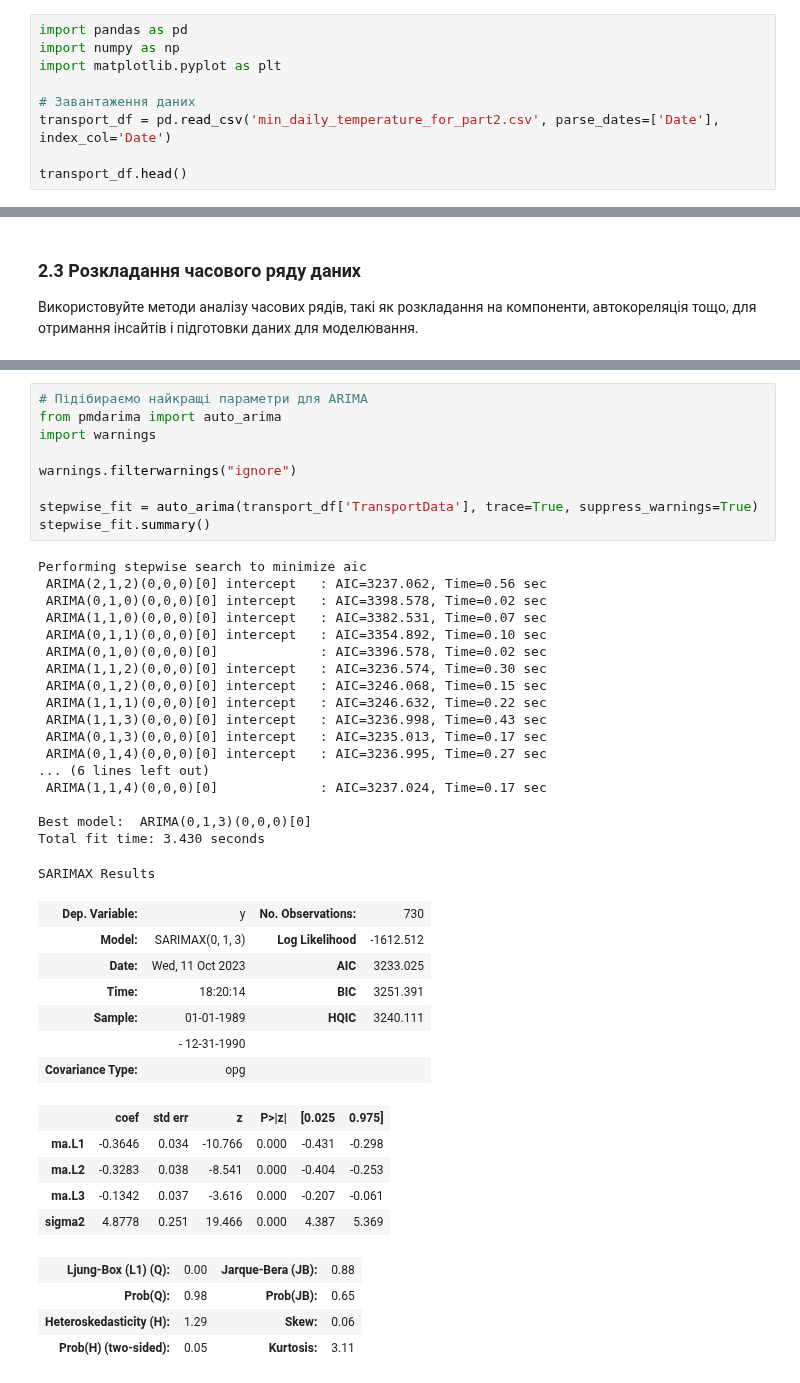
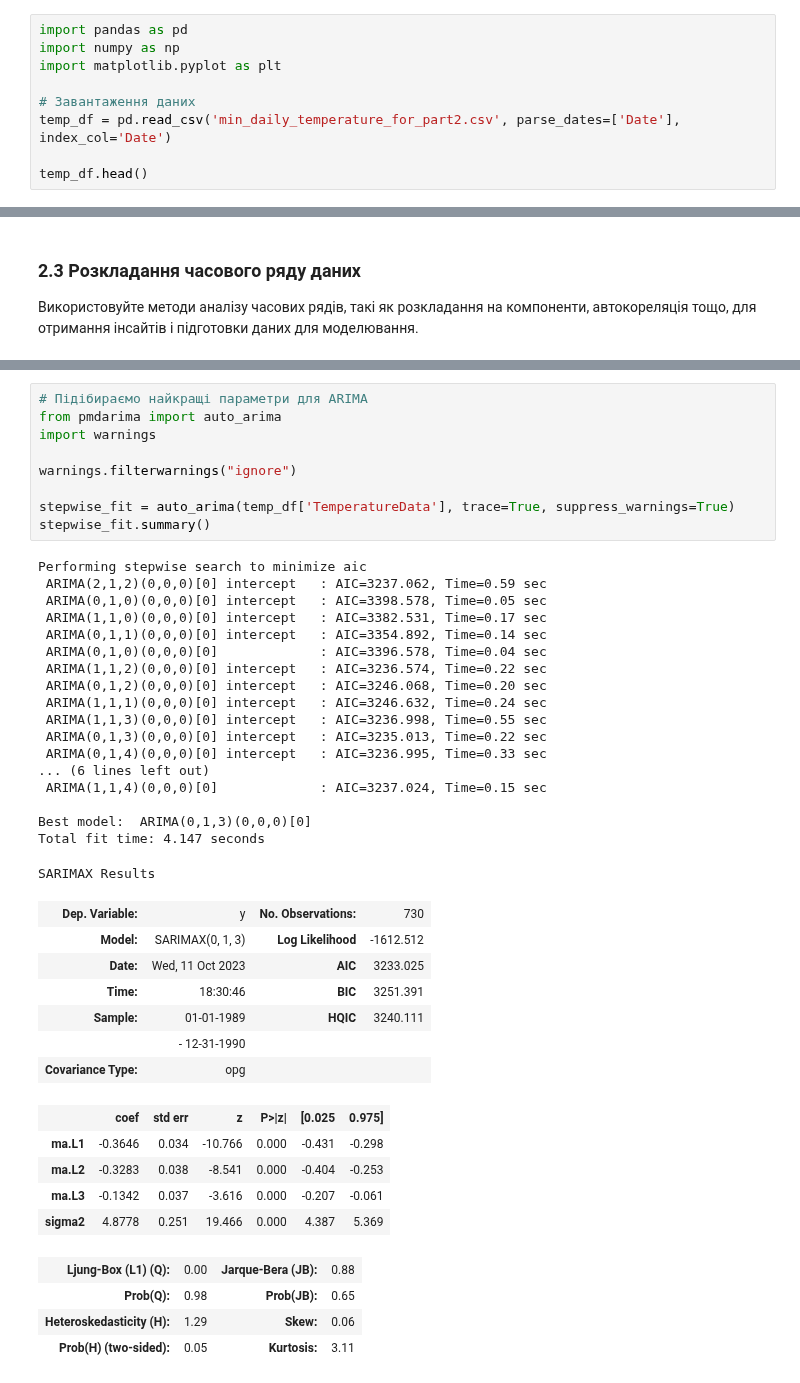
Before and after one commit to AnnaIvn/ml2023, a Jupyter notebook: Labs/Lab2/lab3.ipynb, the cells around one changed output, grey strips where cells are left out. Saved outputs shown, nothing was run; the diff lists cells and outputs as text.

```diff
--- a/Labs/Lab2/lab3.ipynb
+++ b/Labs/Lab2/lab3.ipynb
@@ -180,7 +180,7 @@ import numpy as np
 import matplotlib.pyplot as plt
 
 # Завантаження даних
-transport_df = pd.read_csv('min_daily_temperature_for_part2.csv', parse_dates=['Date'], index_col='Date')
+temp_df = pd.read_csv('min_daily_temperature_for_part2.csv', parse_dates=['Date'], index_col='Date')
 
-transport_df.head()
+temp_df.head()
 # %% [output]
@@ -262,35 +262,35 @@ plt.show()
 # %%
 # Підібираємо найкращі параметри для ARIMA
 from pmdarima import auto_arima
 import warnings
 
 warnings.filterwarnings("ignore")
 
-stepwise_fit = auto_arima(transport_df['TransportData'], trace=True, suppress_warnings=True)
+stepwise_fit = auto_arima(temp_df['TemperatureData'], trace=True, suppress_warnings=True)
 stepwise_fit.summary()
 # %% [output]
 Performing stepwise search to minimize aic
- ARIMA(2,1,2)(0,0,0)[0] intercept   : AIC=3237.062, Time=0.56 sec
- ARIMA(0,1,0)(0,0,0)[0] intercept   : AIC=3398.578, Time=0.02 sec
- ARIMA(1,1,0)(0,0,0)[0] intercept   : AIC=3382.531, Time=0.07 sec
- ARIMA(0,1,1)(0,0,0)[0] intercept   : AIC=3354.892, Time=0.10 sec
- ARIMA(0,1,0)(0,0,0)[0]             : AIC=3396.578, Time=0.02 sec
- ARIMA(1,1,2)(0,0,0)[0] intercept   : AIC=3236.574, Time=0.30 sec
- ARIMA(0,1,2)(0,0,0)[0] intercept   : AIC=3246.068, Time=0.15 sec
- ARIMA(1,1,1)(0,0,0)[0] intercept   : AIC=3246.632, Time=0.22 sec
- ARIMA(1,1,3)(0,0,0)[0] intercept   : AIC=3236.998, Time=0.43 sec
- ARIMA(0,1,3)(0,0,0)[0] intercept   : AIC=3235.013, Time=0.17 sec
- ARIMA(0,1,4)(0,0,0)[0] intercept   : AIC=3236.995, Time=0.27 sec
+ ARIMA(2,1,2)(0,0,0)[0] intercept   : AIC=3237.062, Time=0.59 sec
+ ARIMA(0,1,0)(0,0,0)[0] intercept   : AIC=3398.578, Time=0.05 sec
+ ARIMA(1,1,0)(0,0,0)[0] intercept   : AIC=3382.531, Time=0.17 sec
+ ARIMA(0,1,1)(0,0,0)[0] intercept   : AIC=3354.892, Time=0.14 sec
+ ARIMA(0,1,0)(0,0,0)[0]             : AIC=3396.578, Time=0.04 sec
+ ARIMA(1,1,2)(0,0,0)[0] intercept   : AIC=3236.574, Time=0.22 sec
+ ARIMA(0,1,2)(0,0,0)[0] intercept   : AIC=3246.068, Time=0.20 sec
+ ARIMA(1,1,1)(0,0,0)[0] intercept   : AIC=3246.632, Time=0.24 sec
+ ARIMA(1,1,3)(0,0,0)[0] intercept   : AIC=3236.998, Time=0.55 sec
+ ARIMA(0,1,3)(0,0,0)[0] intercept   : AIC=3235.013, Time=0.22 sec
+ ARIMA(0,1,4)(0,0,0)[0] intercept   : AIC=3236.995, Time=0.33 sec
 ... (6 lines left out)
- ARIMA(1,1,4)(0,0,0)[0]             : AIC=3237.024, Time=0.17 sec
+ ARIMA(1,1,4)(0,0,0)[0]             : AIC=3237.024, Time=0.15 sec
 
 Best model:  ARIMA(0,1,3)(0,0,0)[0]
-Total fit time: 3.430 seconds
+Total fit time: 4.147 seconds
 SARIMAX Results
 | Dep. Variable: | y | No. Observations: | 730 |
 | Model: | SARIMAX(0, 1, 3) | Log Likelihood | -1612.512 |
 | Date: | Wed, 11 Oct 2023 | AIC | 3233.025 |
-| Time: | 18:20:14 | BIC | 3251.391 |
+| Time: | 18:30:46 | BIC | 3251.391 |
 | Sample: | 01-01-1989 | HQIC | 3240.111 |
 |  | - 12-31-1990 |  |  |
 | Covariance Type: | opg |  |  |
```
Also changed, not shown: parts of 9 cells of this notebook, 1 other file.
